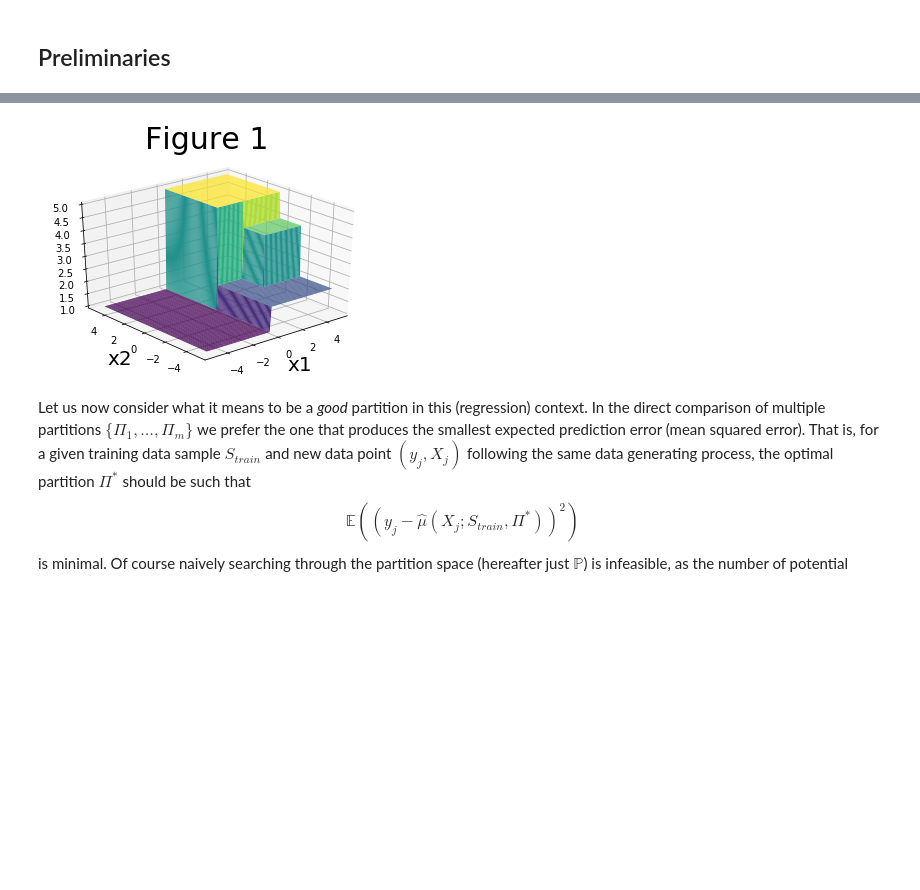
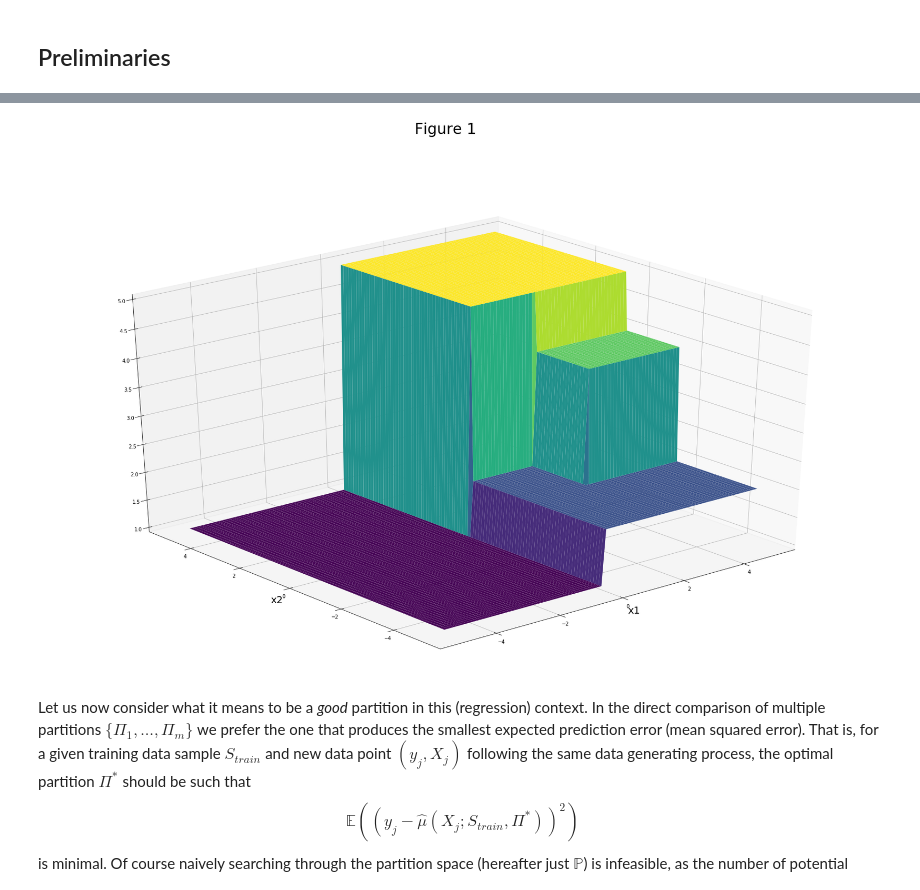
Before and after one commit to timmens/student-project-timmens, a Jupyter notebook: causal_tree/causal_tree.ipynb, the cells around one changed output, grey strips where cells are left out. Saved outputs shown, nothing was run; the diff lists cells and outputs as text; code cells hidden in the pictures; blank space fills up the shorter version.

```diff
--- a/causal_tree/causal_tree.ipynb
+++ b/causal_tree/causal_tree.ipynb
@@ -43,7 +40,7 @@ $$\hat{\mu}(x, S_n, \Pi_n) \overset{P}{\longrightarrow} \mathbb{E}(y_i \mid X_i
 # %%
-plot_figure1(width=20, height=12)
+plot_figure1(width=50, height=18)
 # %% [output]
-[figure, old version]
+[figure, new version]
 # %% [markdown]
 Let us now consider what it means to be a *good* partition in this (regression) context. In the direct comparison of multiple partitions $\{\Pi_1, \dots, \Pi_m\}$ we prefer the one that produces the smallest expected prediction error (mean squared error). That is, for a given training data sample $S_{train}$ and new data point $(y_j, X_j)$ following the same data generating process, the optimal partition $\Pi^*$ should be such that
 $$\mathbb{E}\left(\left(y_j - \hat{\mu}(X_j; S_{train}, \Pi^*) \right)^2 \right)$$
```
Also changed, not shown: parts of 9 cells of this notebook, 7 other files.
